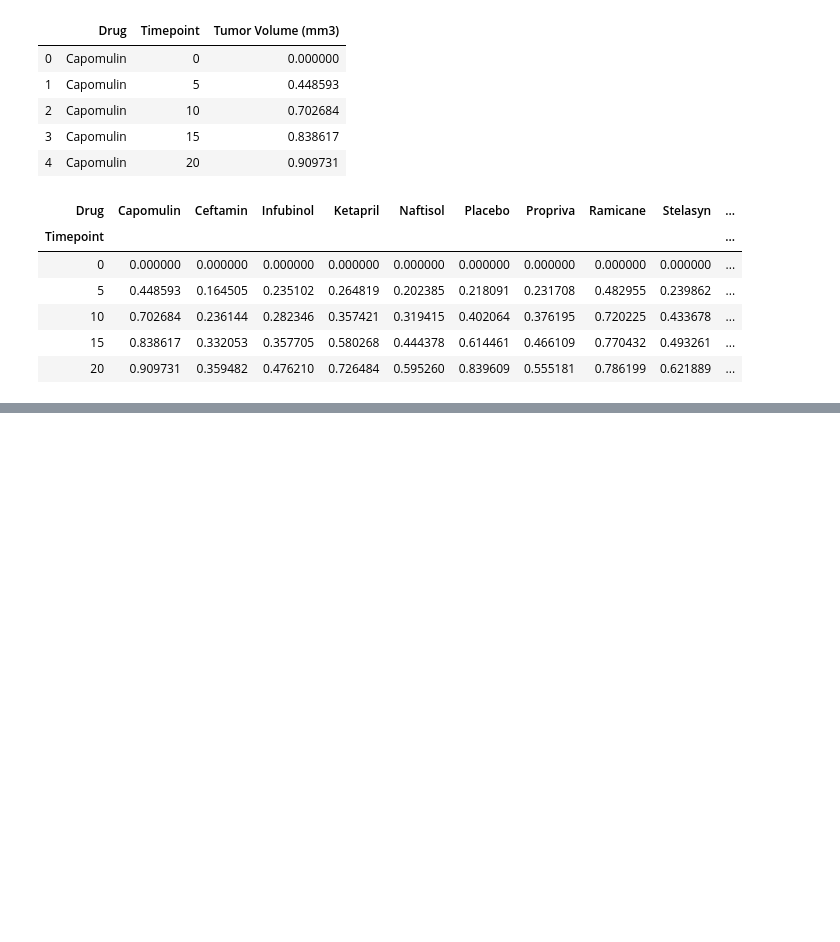
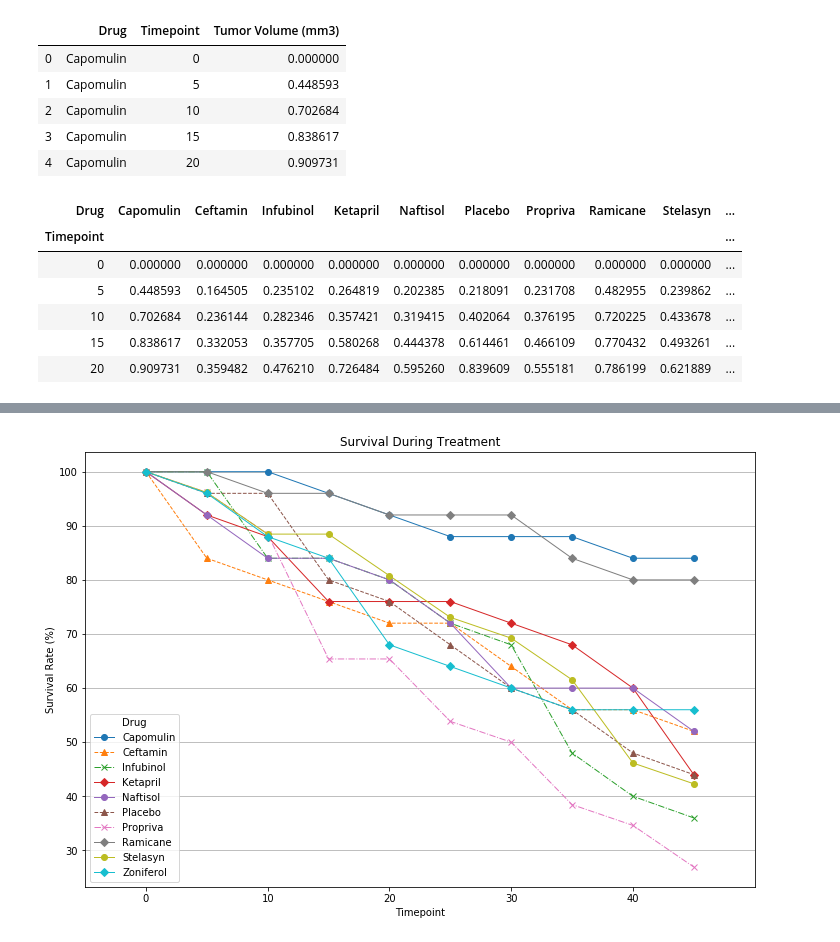
Before and after one commit to tamu94/matplotlib-challenge, a Jupyter notebook: Pymaceuticals/pymaceuticals_final.ipynb, the cells around one changed output, grey strips where cells are left out. Saved outputs shown, nothing was run; the diff lists cells and outputs as text; code cells hidden in the pictures; blank space fills up the shorter version.

```diff
--- a/Pymaceuticals/pymaceuticals_final.ipynb
+++ b/Pymaceuticals/pymaceuticals_final.ipynb
@@ -91,0 +210,4 @@ tumor_vol_std_error_mean.head()
+# %%
+mouse_survival_df = df.groupby(["Drug","Timepoint"]).\
+agg({"Mouse ID":'size'}).\
+reset_index()
@@ -91,0 +223,2 @@ tumor_vol_std_error_mean.head()
+# %%
+mouse_survival_df.rename(columns = {"Mouse ID":"Mouse Count"}, inplace = True)
@@ -91,0 +234,2 @@ tumor_vol_std_error_mean.head()
+# %%
+mouse_survival_df = mouse_survival_df.pivot(index="Timepoint", columns="Drug", values="Mouse Count")
@@ -91,0 +246,2 @@ tumor_vol_std_error_mean.head()
+# %%
+mouse_survival_percent_df = mouse_survival_df.divide(mouse_survival_df.ix[0])*100
@@ -91,0 +258,14 @@ tumor_vol_std_error_mean.head()
+# %%
+#plot the markers
+
+ax = mouse_survival_percent_df.plot(figsize=(12,8),\
+                       style=['o-', '^--', 'x-.', 'D-','o-', '^--', 'x-.', 'D-', "o-", "D-"],
+                       markersize=6, linewidth = 1)
+ax.set_ylabel("Survival Rate (%)", fontsize=10,)
+ax.set_title("Survival During Treatment", fontsize = 12)
+ax.yaxis.grid(True)
+ax.set_xlim([-5, 50])
+plt.xticks([0,10,20,30,40,])
+plt.show()
+# %% [output]
+[figure, added]
```
Also changed, not shown: parts of 28 cells of this notebook.
